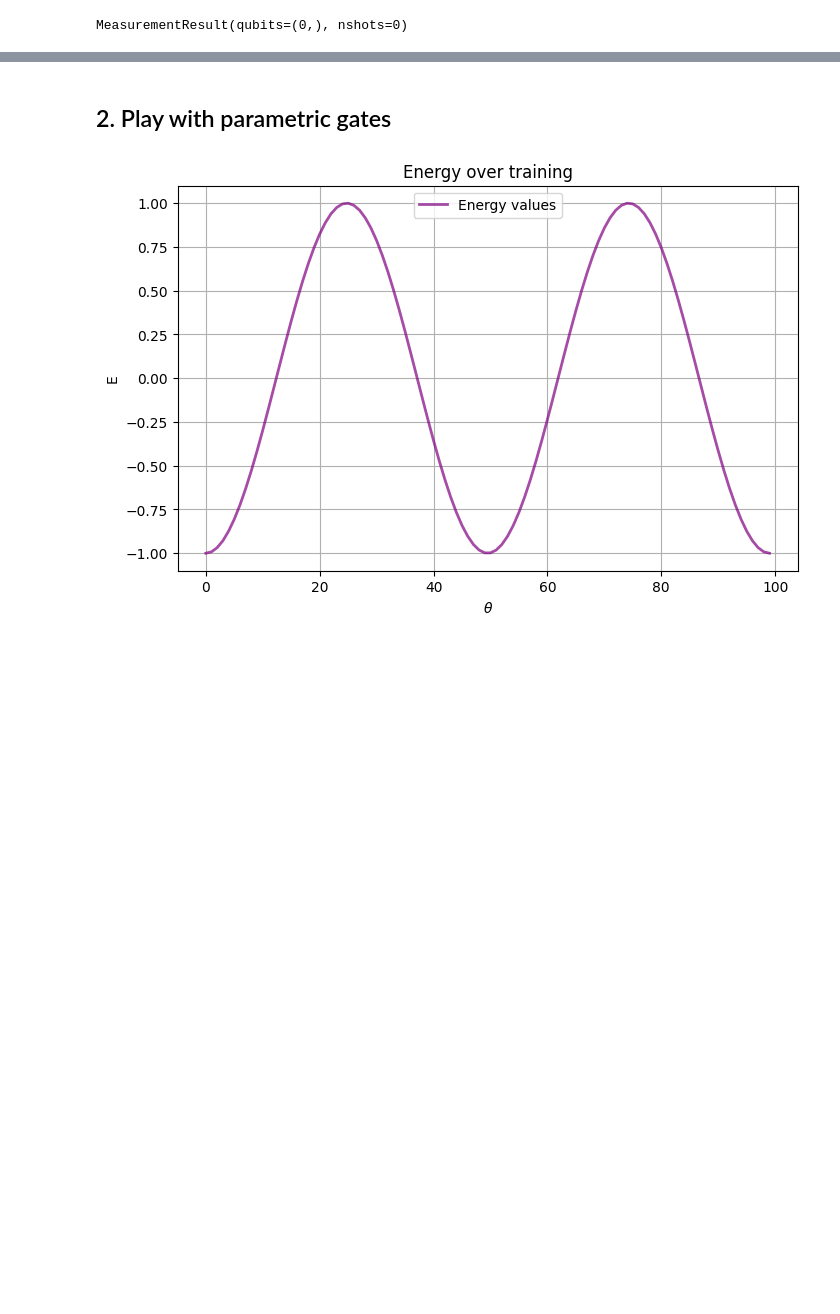
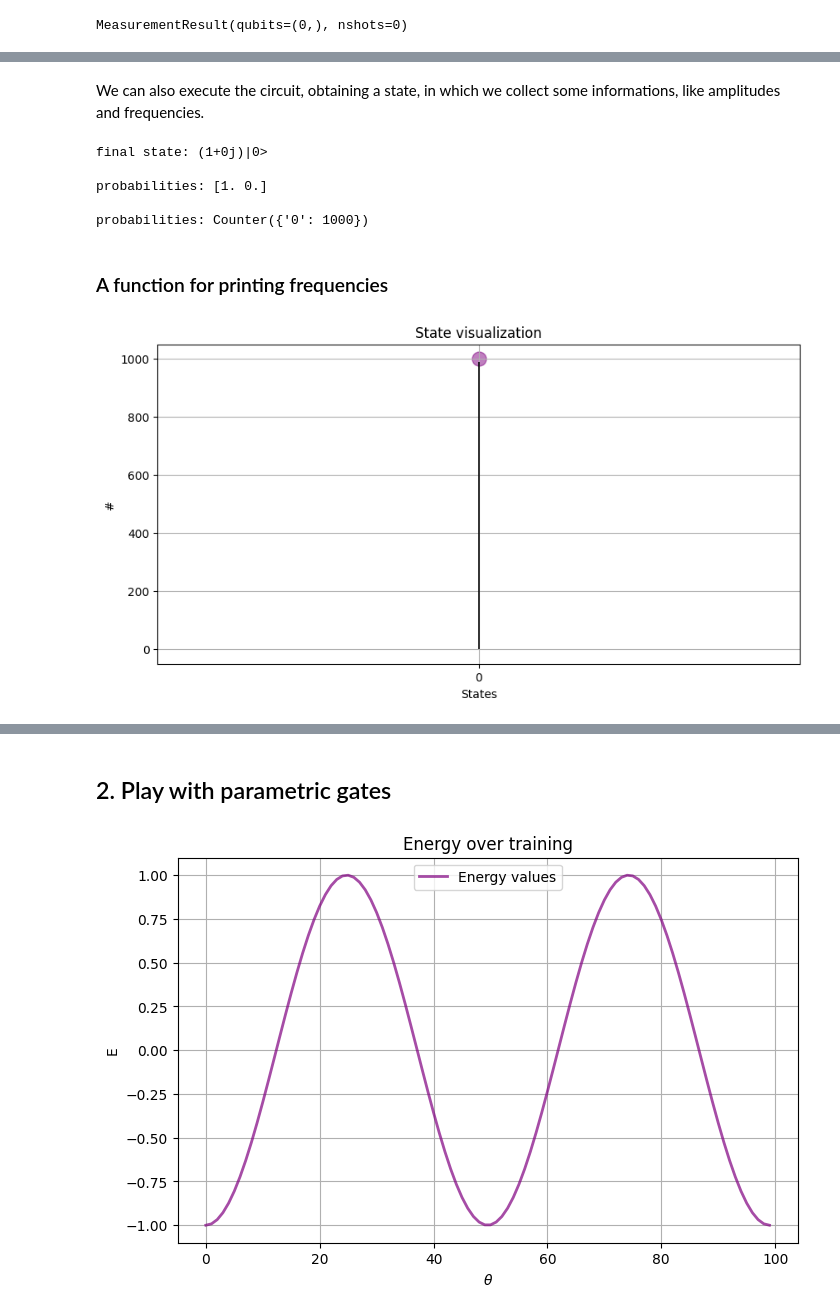
Before and after one commit to NNPDF/como-2023, a Jupyter notebook: w2t3-qml/intro_qml.ipynb, the cells around one changed output, grey strips where cells are left out. Drawn from its saved outputs; the diff is of its cells as text; code cells hidden in the pictures; blank space fills up the shorter version.

```diff
--- a/w2t3-qml/intro_qml.ipynb
+++ b/w2t3-qml/intro_qml.ipynb
@@ -27,0 +55,41 @@ MeasurementResult(qubits=(0,), nshots=0)
+# %% [markdown]
+We can also execute the circuit, obtaining a state, in which we collect some informations, like amplitudes and frequencies.
+# %%
+# circuit execution
+final_state = c.execute(nshots=1000)
+print(f"\nfinal state: {final_state}")
+
+# print probabilities
+print(f"\nprobabilities: {final_state.probabilities(qubits=[0])}")
+
+# print frequencies
+print(f"\nprobabilities: {final_state.frequencies()}")
+# %% [output]
+final state: (1+0j)|0>
+
+probabilities: [1. 0.]
+
+probabilities: Counter({'0': 1000})
+# %% [markdown]
+### A function for printing frequencies
+# %%
+def visualize_states(counter, ticks_rotation=0):
+    """States visualization."""
+
+    fig, ax = plt.subplots(figsize=(10,5))
+
+    ax.set_title('State visualization')
+    ax.set_xlabel('States')
+    ax.set_ylabel('#')
+
+    for state in counter:
+        ax.scatter(state, counter[state], color='purple', alpha=0.5, s=150)
+        ax.vlines(state, 0, counter[state] - 12, color='black', ls='-', lw=1.2)
+
+    plt.xticks(rotation=ticks_rotation)
+
+    plt.grid(True)
+# %%
+visualize_states(final_state.frequencies())
+# %% [output]
+[figure, added]
```
Also changed, not shown: parts of 27 cells of this notebook.
